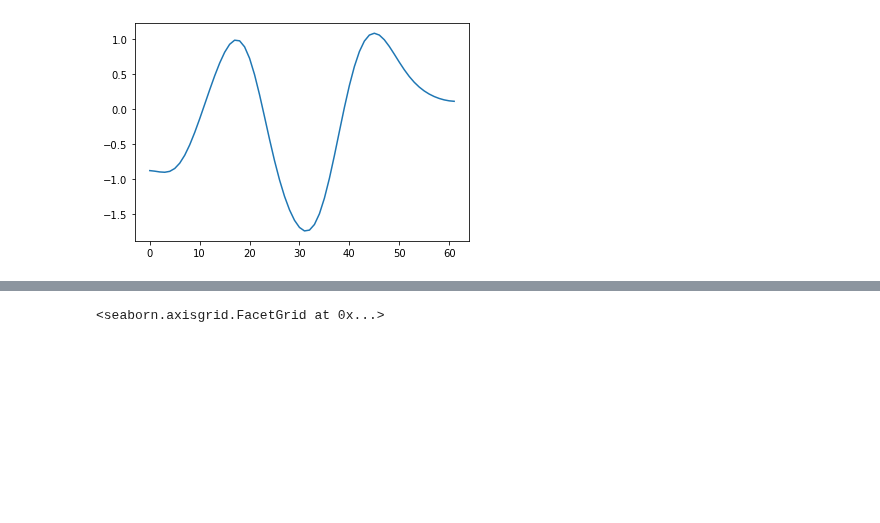
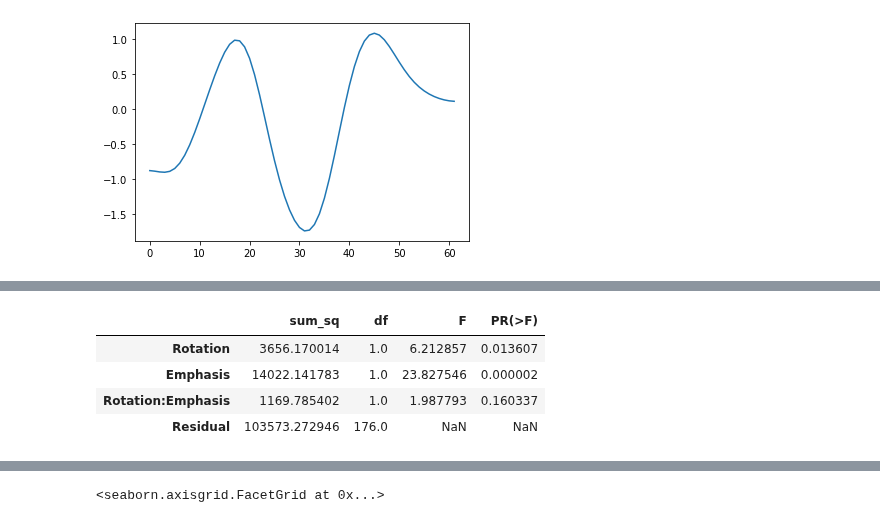
Before and after one commit to tejas-savalia/Lab-Codes, a Jupyter notebook: Psychtoolbox/Visuomotor_Adaptation_Tablet/python_scripts/analyses.ipynb, the cells around one changed output, grey strips where cells are left out. Cells and saved outputs as stored; diff of their text form; code cells hidden in the pictures; blank space fills up the shorter version.

```diff
--- a/Psychtoolbox/Visuomotor_Adaptation_Tablet/python_scripts/analyses.ipynb
+++ b/Psychtoolbox/Visuomotor_Adaptation_Tablet/python_scripts/analyses.ipynb
@@ -255 +294,11 @@ errors['Condition'] = errors['Rotation'] + '_' + errors['Emphasis']
+# %%
+model = smf.ols('ide~Rotation*Emphasis', data = block10_11_melt).fit()
+aov = sm.stats.anova_lm(model, typ = 2)
+aov
+# %% [output]
+|  | sum_sq | df | F | PR(>F) |
+| Rotation | 3656.170014 | 1.0 | 6.212857 | 0.013607 |
+| Emphasis | 14022.141783 | 1.0 | 23.827546 | 0.000002 |
+| Rotation:Emphasis | 1169.785402 | 1.0 | 1.987793 | 0.160337 |
+| Residual | 103573.272946 | 176.0 | NaN | NaN |
 # %%
```
Also changed, not shown: parts of 19 cells of this notebook, 5 other files.
